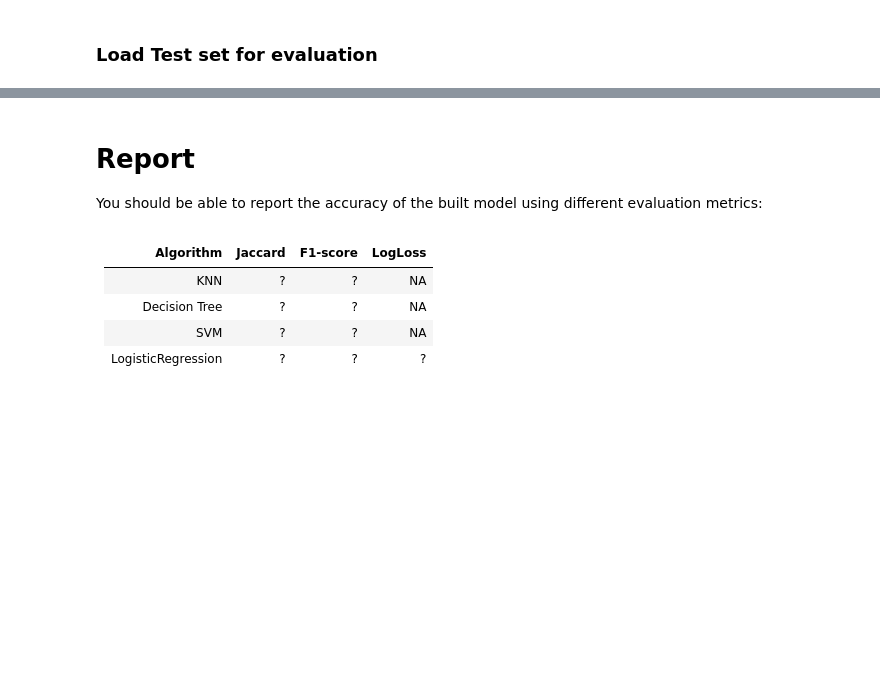
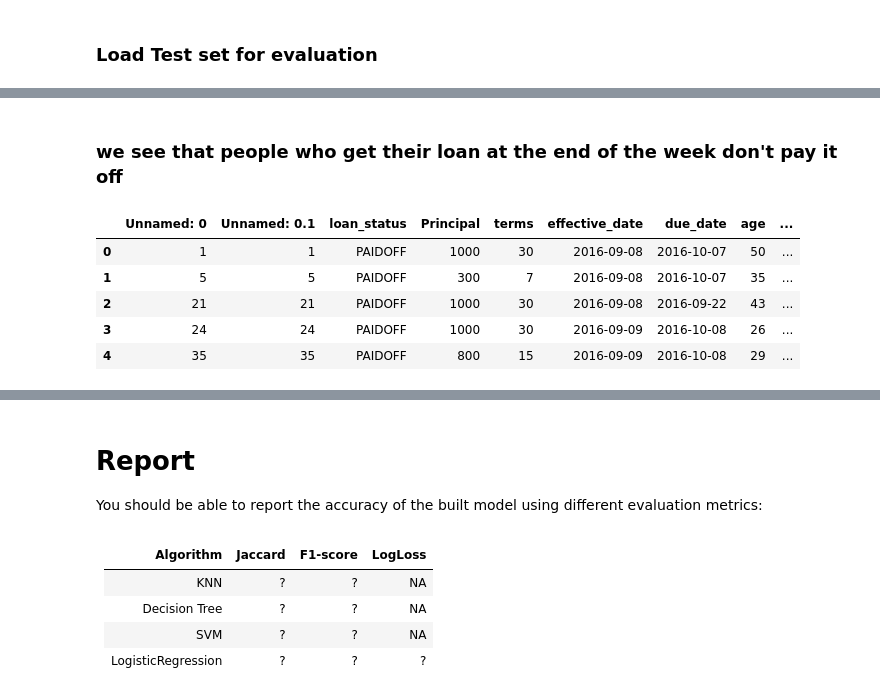
Before and after one commit to sayebms1/coursera_ML_capstone_project, a Jupyter notebook: ML_coursera_capstone.ipynb, the cells around one changed output, grey strips where cells are left out. Drawn from its saved outputs; the diff is of its cells as text; code cells hidden in the pictures; blank space fills up the shorter version.

```diff
--- a/ML_coursera_capstone.ipynb
+++ b/ML_coursera_capstone.ipynb
@@ -439,0 +467,12 @@ test_df.head()
+# %% [markdown]
+### we see that people who get their loan at the end of the week don't pay it off
+# %%
+test_df['weekend'] = test_df['dayofweek'].apply(lambda x: 1 if (x>3)  else 0)
+test_df.head()
+# %% [output]
+|  | Unnamed: 0 | Unnamed: 0.1 | loan_status | Principal | terms | effective_date | due_date | age | ... |
+| 0 | 1 | 1 | PAIDOFF | 1000 | 30 | 2016-09-08 | 2016-10-07 | 50 | ... |
+| 1 | 5 | 5 | PAIDOFF | 300 | 7 | 2016-09-08 | 2016-10-07 | 35 | ... |
+| 2 | 21 | 21 | PAIDOFF | 1000 | 30 | 2016-09-08 | 2016-09-22 | 43 | ... |
+| 3 | 24 | 24 | PAIDOFF | 1000 | 30 | 2016-09-09 | 2016-10-08 | 26 | ... |
+| 4 | 35 | 35 | PAIDOFF | 800 | 15 | 2016-09-09 | 2016-10-08 | 29 | ... |
```
Also changed, not shown: parts of 34 cells of this notebook.
